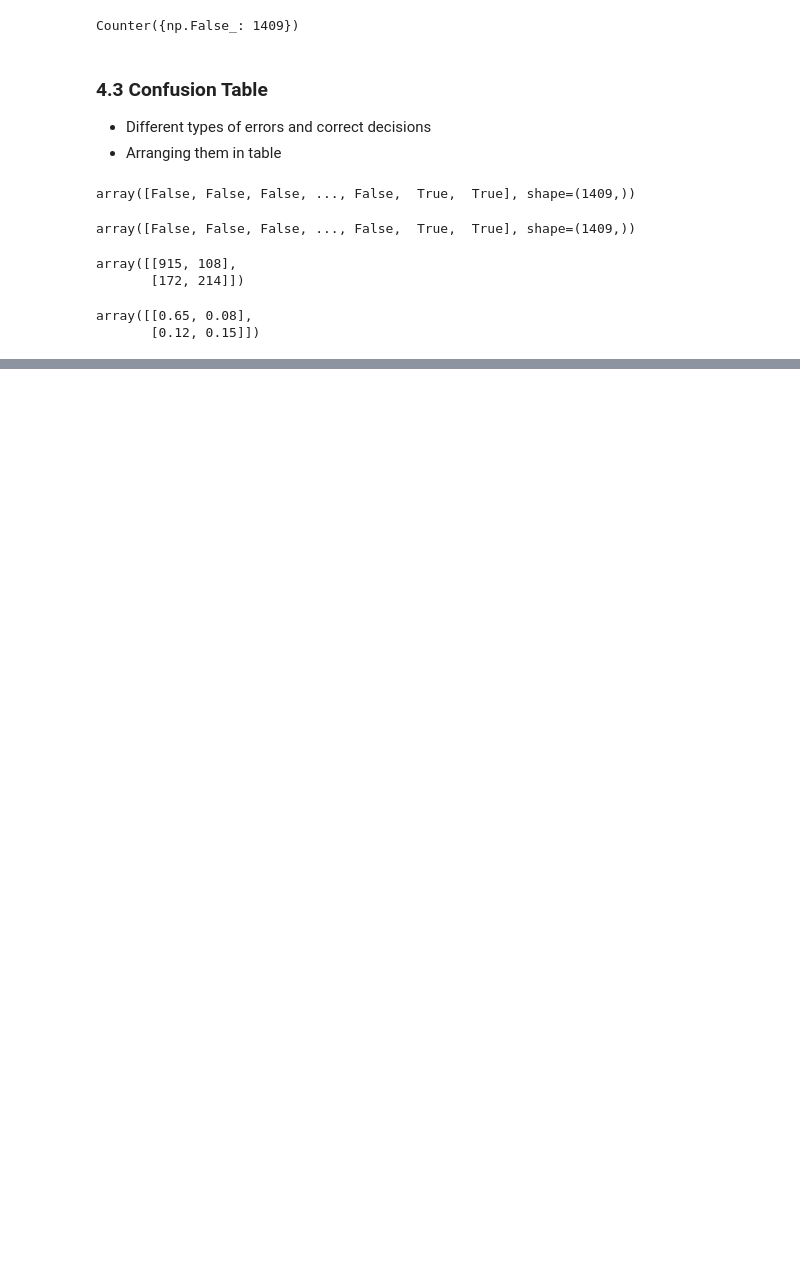
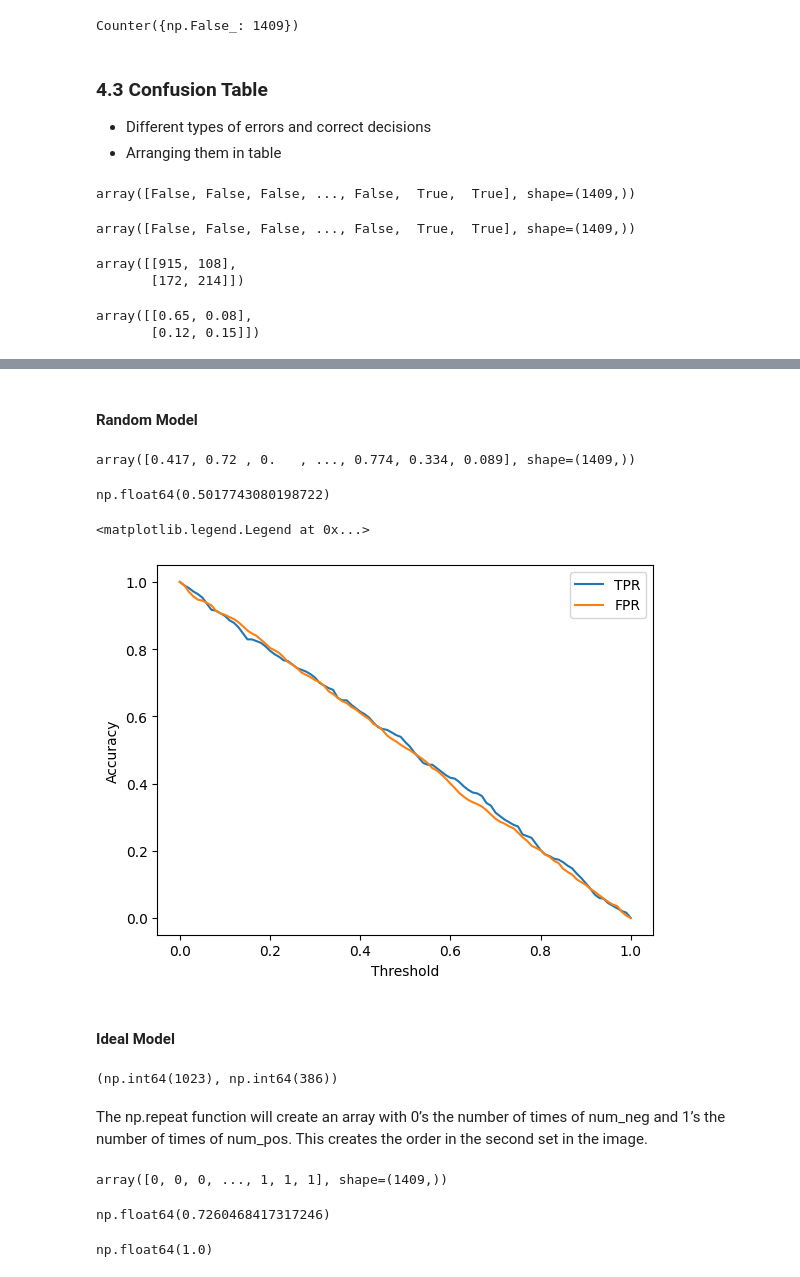
Before and after one commit to fenkhub/machine-learning-zoomcamp-homework, a Jupyter notebook: 04 Evaluation/metrics2.ipynb, the cells around one changed output, grey strips where cells are left out. Saved outputs shown, nothing was run; the diff lists cells and outputs as text; code cells hidden in the pictures; blank space fills up the shorter version.

Commit message:
ideal model

```diff
--- a/04 Evaluation/metrics2.ipynb
+++ b/04 Evaluation/metrics2.ipynb
@@ -238,0 +385,71 @@ array([[0.65, 0.08],
+# %% [markdown]
+#### Random Model
+# %%
+np.random.seed(1)
+y_rand = np.random.uniform(0, 1, size=len(y_val))
+# %%
+y_rand.round(3)
+# %% [output]
+array([0.417, 0.72 , 0.   , ..., 0.774, 0.334, 0.089], shape=(1409,))
+# %%
+((y_rand >= 0.5) == y_val).mean()
+# %% [output]
+np.float64(0.5017743080198722)
+# %%
+def tpr_fpr_dataframe(y_val, y_pred):
+    scores = []
+
+    thresholds = np.linspace(0, 1, 101)
+
+    for t in thresholds:
+        actual_positive = (y_val == 1)
+        actual_negative = (y_val == 0)
+
+        predict_positive = (y_pred >= t)
+        predict_negative = (y_pred < t)
+
+        tp = (predict_positive & actual_positive).sum()
+        tn = (predict_negative & actual_negative).sum()
+
+        fp = (predict_positive & actual_negative).sum()
+        fn = (predict_negative & actual_positive).sum()
+
+        scores.append((t, tp, fp, fn, tn))
+
+    columns = ['threshold', 'tp', 'fp', 'fn', 'tn']
+    df_scores = pd.DataFrame(scores, columns = columns)
+
+    df_scores['tpr'] = df_scores.tp / (df_scores.tp + df_scores.fn)
+    df_scores['fpr'] = df_scores.fp / (df_scores.fp + df_scores.tn)
+
+    return df_scores
+# %%
+df_rand = tpr_fpr_dataframe(y_val, y_rand)
+# %%
+df_rand[::10]
+
+plt.plot(df_rand.threshold, df_rand['tpr'], label='TPR')
+plt.plot(df_rand.threshold, df_rand['fpr'], label='FPR')
+
+plt.xlabel('Threshold')
+plt.ylabel('Accuracy')
+
+plt.legend()
+# %% [output]
+<matplotlib.legend.Legend at 0x...>
+[figure, added]
+# %% [markdown]
+#### Ideal Model
+# %%
+num_neg = (y_val == 0).sum()
+num_pos = (y_val == 1).sum()
+num_neg, num_pos
+# %% [output]
+(np.int64(1023), np.int64(386))
+# %% [markdown]
+The np.repeat function will create an array with 0’s the number of times of num_neg and 1’s the number of times of num_pos. This creates the order in the second set in the image.
+# %%
+y_ideal = np.repeat([0, 1], [num_neg, num_pos])
+y_ideal
+# %% [output]
+array([0, 0, 0, ..., 1, 1, 1], shape=(1409,))
@@ -238,0 +458,8 @@ array([[0.65, 0.08],
+# %%
+1 - y_val.mean()
+# %% [output]
+np.float64(0.7260468417317246)
+# %%
+((y_ideal_pred >= 0.726) == y_ideal).mean()
+# %% [output]
+np.float64(1.0)
```
Also changed, not shown: parts of 26 cells of this notebook.
